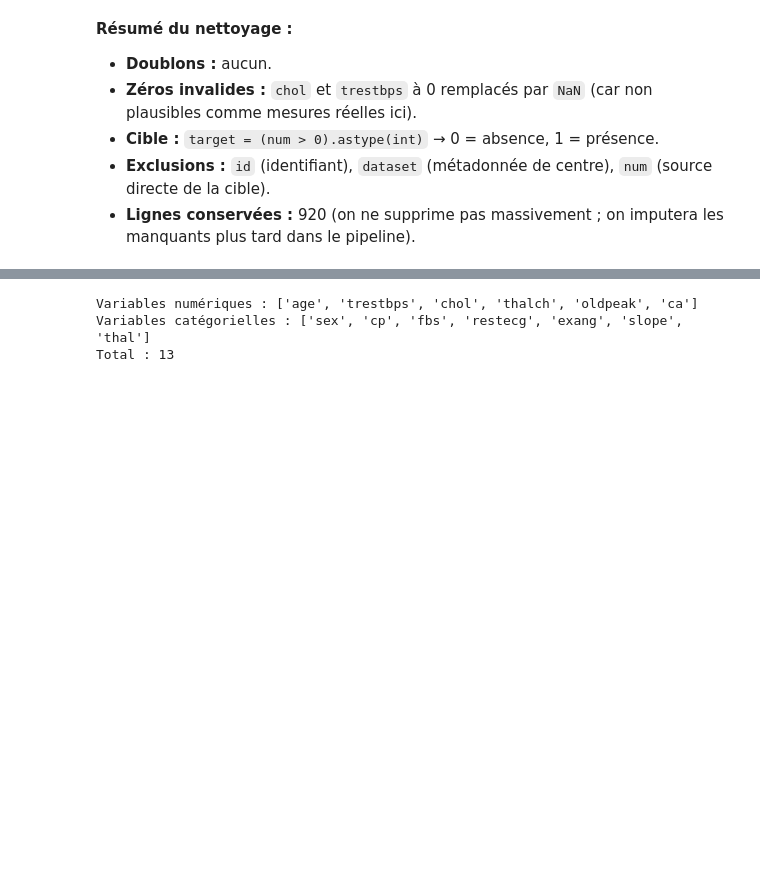
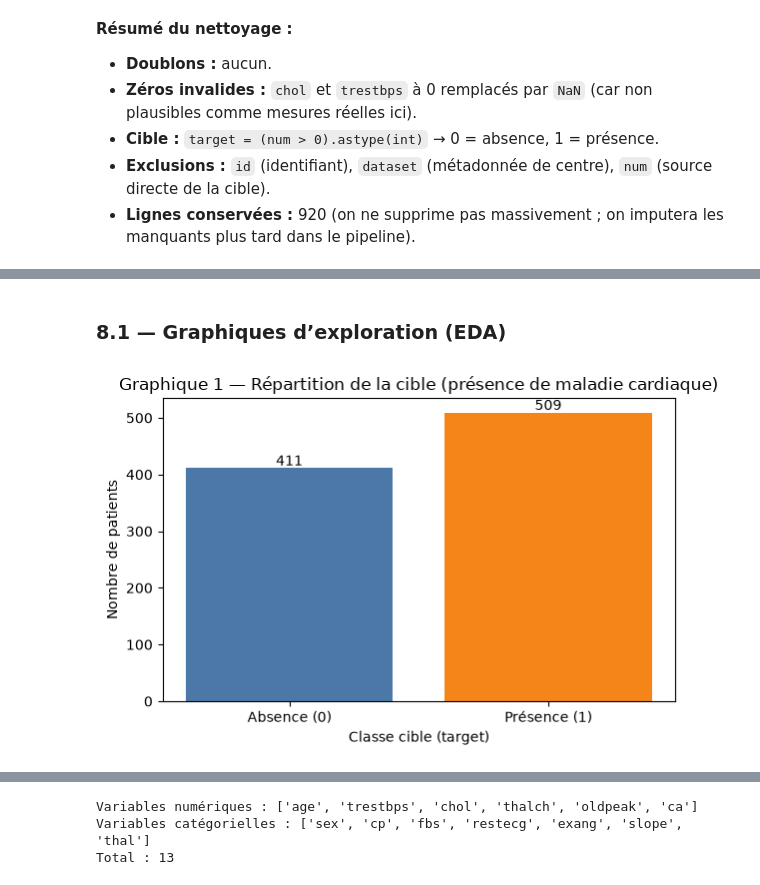
Before and after one commit to bennoomenfaker/cardiorisk-studio, a Jupyter notebook: heart_disease_project_organized.ipynb, the cells around one changed output, grey strips where cells are left out. Saved outputs shown, nothing was run; the diff lists cells and outputs as text; code cells hidden in the pictures; blank space fills up the shorter version.

Commit message:
Add EDA plots and correlation analysis to organized notebook

```diff
--- a/heart_disease_project_organized.ipynb
+++ b/heart_disease_project_organized.ipynb
@@ -584,0 +589,16 @@ Pourquoi exclure 'num' ? Parce que 'num' sert à construire 'target'. L'utiliser
+# %% [markdown]
+### 8.1 — Graphiques d’exploration (EDA)
+# %%
+# Graphique 1 (barres) : répartition de la cible binaire
+counts = data['target'].value_counts().sort_index()
+plt.figure(figsize=(6, 4))
+bars = plt.bar(['Absence (0)', 'Présence (1)'], counts.values, color=['#4C78A8', '#F58518'])
+plt.title('Graphique 1 — Répartition de la cible (présence de maladie cardiaque)')
+plt.xlabel('Classe cible (target)')
+plt.ylabel('Nombre de patients')
+for b in bars:
+    plt.text(b.get_x() + b.get_width()/2, b.get_height() + 5, int(b.get_height()), ha='center')
+plt.tight_layout()
+plt.show()
+# %% [output]
+[figure, added]
```
Also changed, not shown: parts of 26 cells of this notebook.
